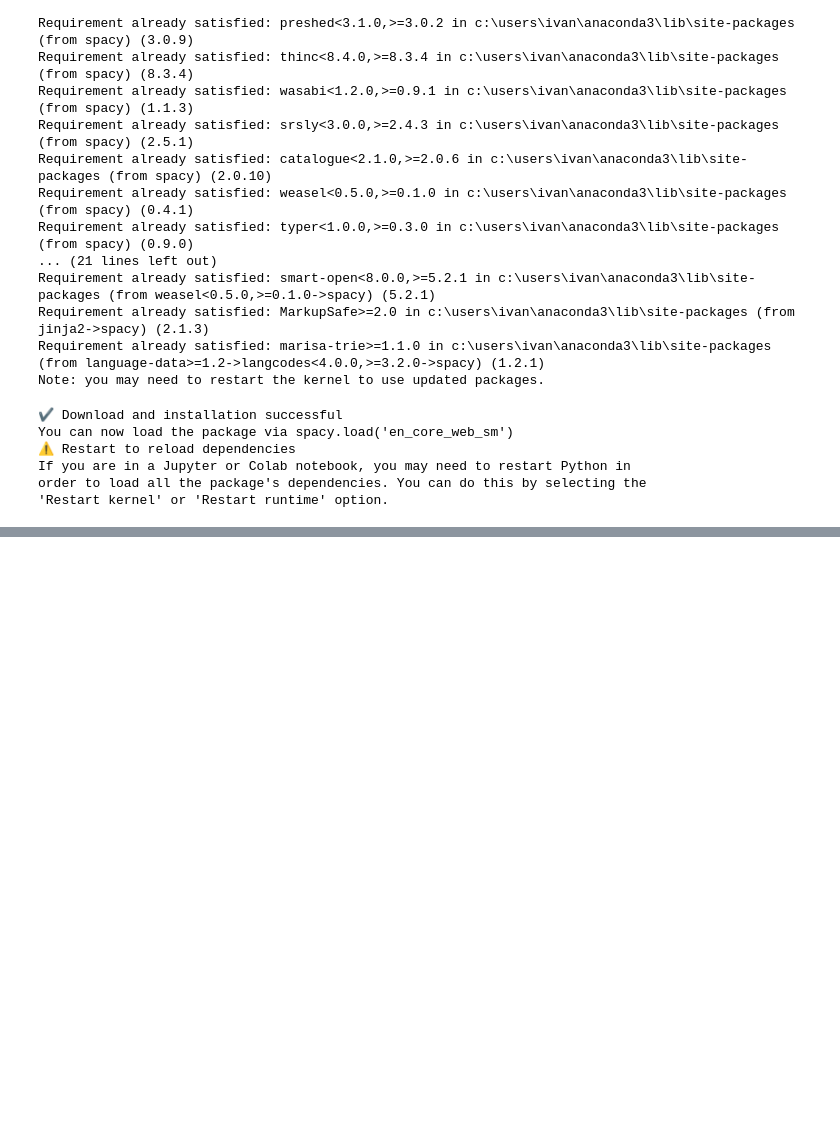
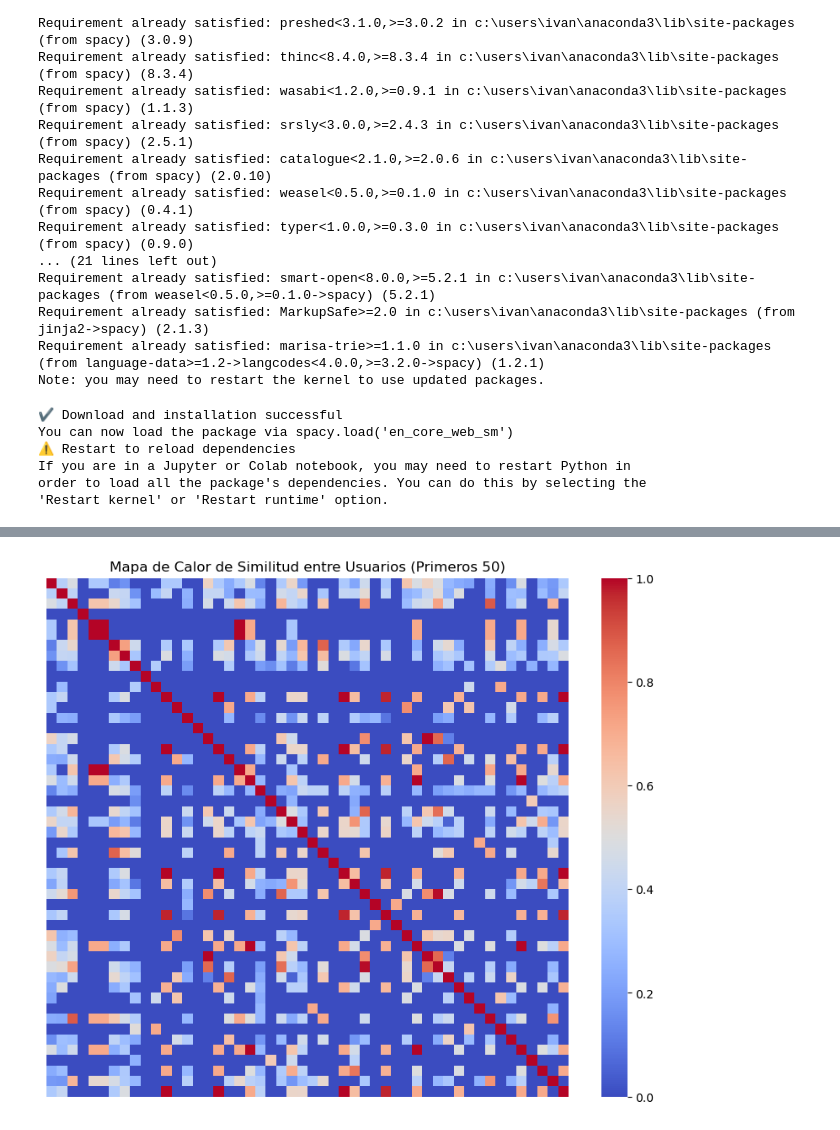
Before and after one commit to HP23005/MovIA, a Jupyter notebook: MovIA.ipynb, the cells around one changed output, grey strips where cells are left out. Saved outputs shown, nothing was run; the diff lists cells and outputs as text; code cells hidden in the pictures; blank space fills up the shorter version.

```diff
--- a/MovIA.ipynb
+++ b/MovIA.ipynb
@@ -337,0 +400,11 @@ Recomendaciones de películas para el usuario 573537:
+# %%
+train_sparse = sp.csr_matrix(train_matrix)
+
+user_similarity = cosine_similarity(train_sparse[:50, :])
+
+plt.figure(figsize=(10, 8))
+sns.heatmap(user_similarity, cmap="coolwarm", xticklabels=False, yticklabels=False)
+plt.title("Mapa de Calor de Similitud entre Usuarios (Primeros 50)")
+plt.show()
+# %% [output]
+[figure, added]
```
Also changed, not shown: parts of 7 cells of this notebook.
